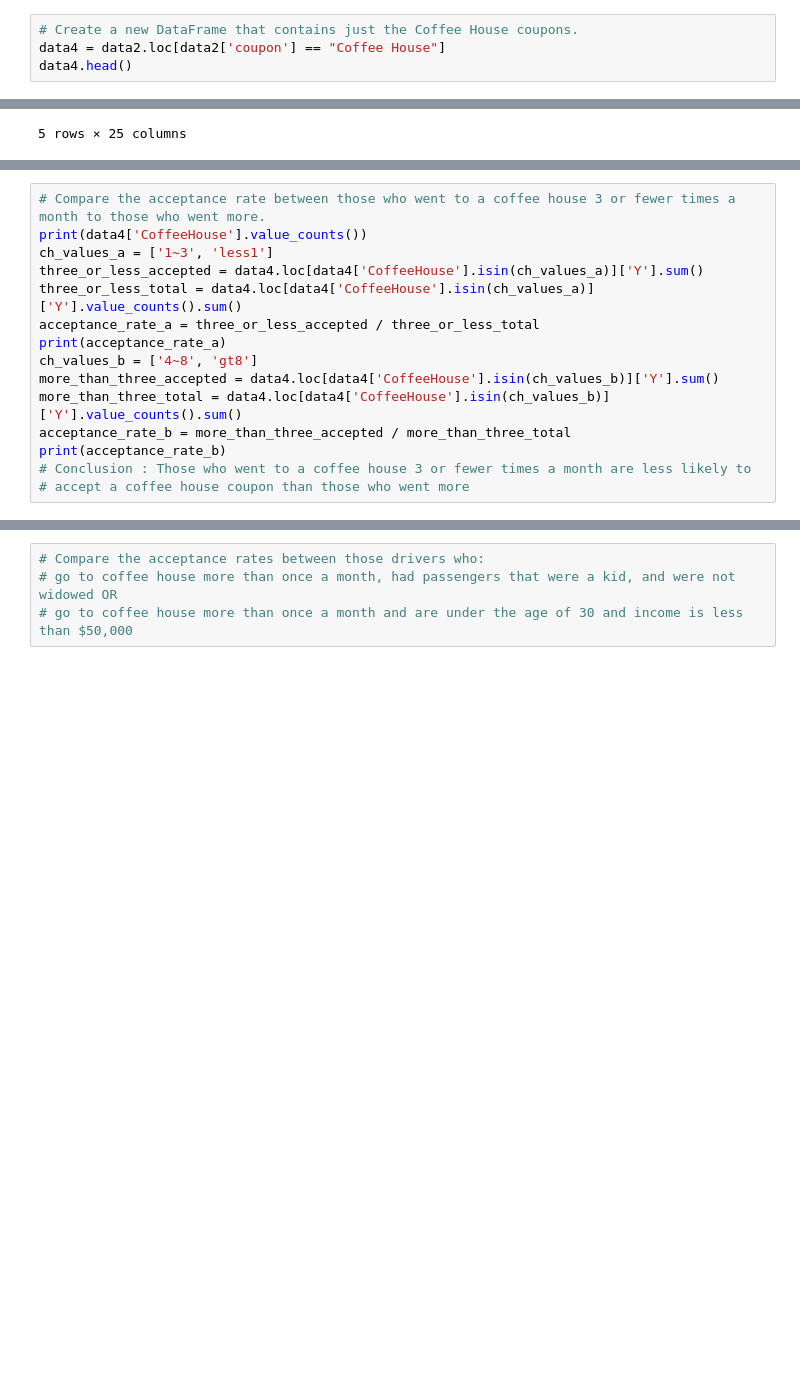
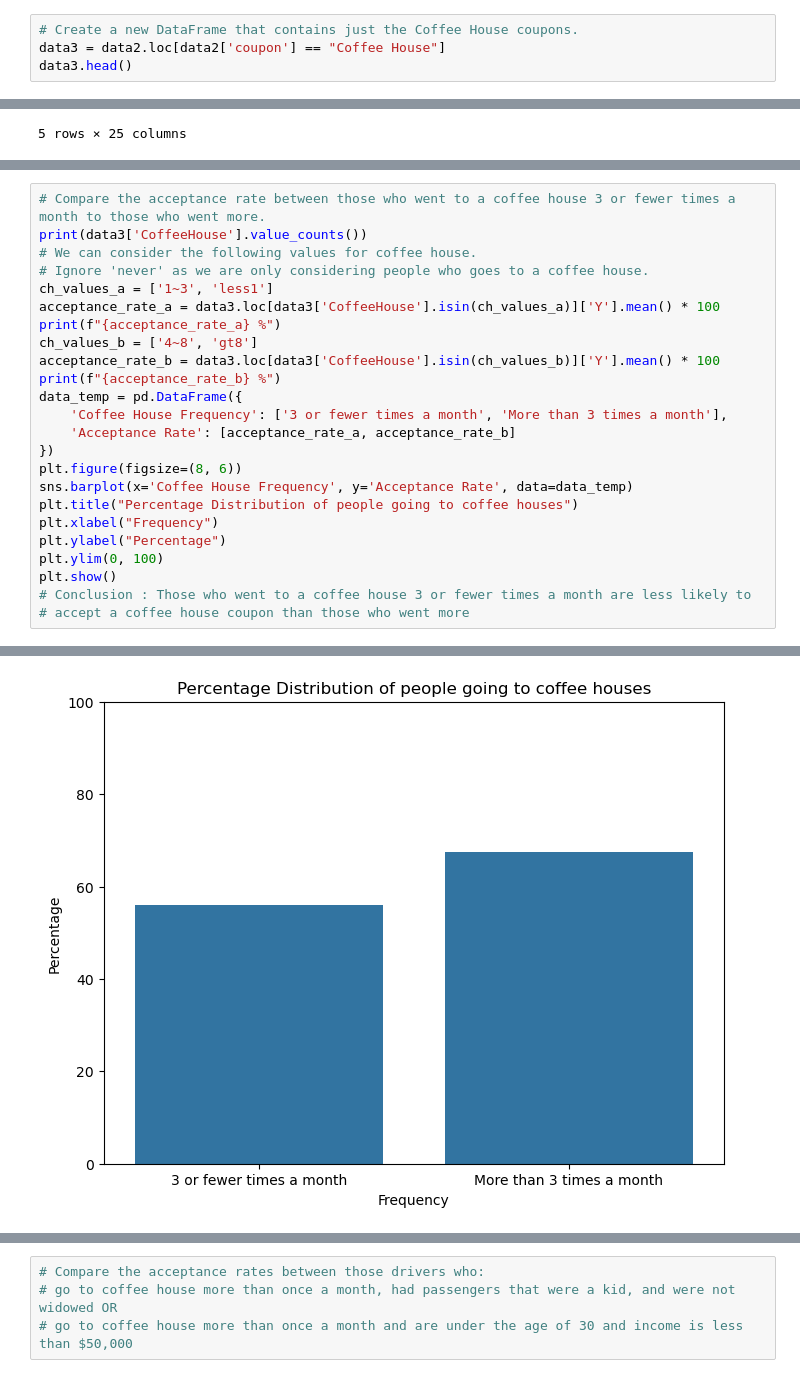
Before and after one commit to Etavonni/Assignment5.1, a Jupyter notebook: Assignment5_1.ipynb, the cells around one changed output, grey strips where cells are left out. Saved outputs shown, nothing was run; the diff lists cells and outputs as text; blank space fills up the shorter version.

```diff
--- a/Assignment5_1.ipynb
+++ b/Assignment5_1.ipynb
@@ -528,8 +528,8 @@ plt.show()
 Using the bar coupon example as motivation, you are to explore one of the other coupon groups and try to determine the characteristics of passengers who accept the coupons.
 # %%
 # Create a new DataFrame that contains just the Coffee House coupons.
-data4 = data2.loc[data2['coupon'] == "Coffee House"]
-data4.head()
+data3 = data2.loc[data2['coupon'] == "Coffee House"]
+data3.head()
 # %% [output]
 |  | destination | passanger | weather | temperature | time | coupon | expiration | gender | age | ... |
 | 1 | No Urgent Place | Friend(s) | Sunny | 80 | 10AM | Coffee House | 2h | Female | 21 | ... |
@@ -548,17 +549,26 @@ print(f"{proportion} %")
 49.92492492492492 %
 # %%
 # Compare the acceptance rate between those who went to a coffee house 3 or fewer times a month to those who went more.
-print(data4['CoffeeHouse'].value_counts())
+print(data3['CoffeeHouse'].value_counts())
+# We can consider the following values for coffee house.
+# Ignore 'never' as we are only considering people who goes to a coffee house.
 ch_values_a = ['1~3', 'less1']
-three_or_less_accepted = data4.loc[data4['CoffeeHouse'].isin(ch_values_a)]['Y'].sum()
-three_or_less_total = data4.loc[data4['CoffeeHouse'].isin(ch_values_a)]['Y'].value_counts().sum()
-acceptance_rate_a = three_or_less_accepted / three_or_less_total
-print(acceptance_rate_a)
+acceptance_rate_a = data3.loc[data3['CoffeeHouse'].isin(ch_values_a)]['Y'].mean() * 100
+print(f"{acceptance_rate_a} %")
 ch_values_b = ['4~8', 'gt8']
-more_than_three_accepted = data4.loc[data4['CoffeeHouse'].isin(ch_values_b)]['Y'].sum()
-more_than_three_total = data4.loc[data4['CoffeeHouse'].isin(ch_values_b)]['Y'].value_counts().sum()
-acceptance_rate_b = more_than_three_accepted / more_than_three_total
-print(acceptance_rate_b)
+acceptance_rate_b = data3.loc[data3['CoffeeHouse'].isin(ch_values_b)]['Y'].mean() * 100
+print(f"{acceptance_rate_b} %")
+data_temp = pd.DataFrame({
+    'Coffee House Frequency': ['3 or fewer times a month', 'More than 3 times a month'],
+    'Acceptance Rate': [acceptance_rate_a, acceptance_rate_b]
+})
+plt.figure(figsize=(8, 6))
+sns.barplot(x='Coffee House Frequency', y='Acceptance Rate', data=data_temp)
+plt.title("Percentage Distribution of people going to coffee houses")
+plt.xlabel("Frequency")
+plt.ylabel("Percentage")
+plt.ylim(0, 100)
+plt.show()
 # Conclusion : Those who went to a coffee house 3 or fewer times a month are less likely to
 # accept a coffee house coupon than those who went more
 # %% [output]
@@ -574,2 +584,3 @@ Name: count, dtype: int64
+[figure, added]
 # %%
 # Compare the acceptance rate between drivers who go to a coffee house one or more times a month and are over the age of 25 to the all others.
```
Also changed, not shown: parts of 11 cells of this notebook, 1 other file.
